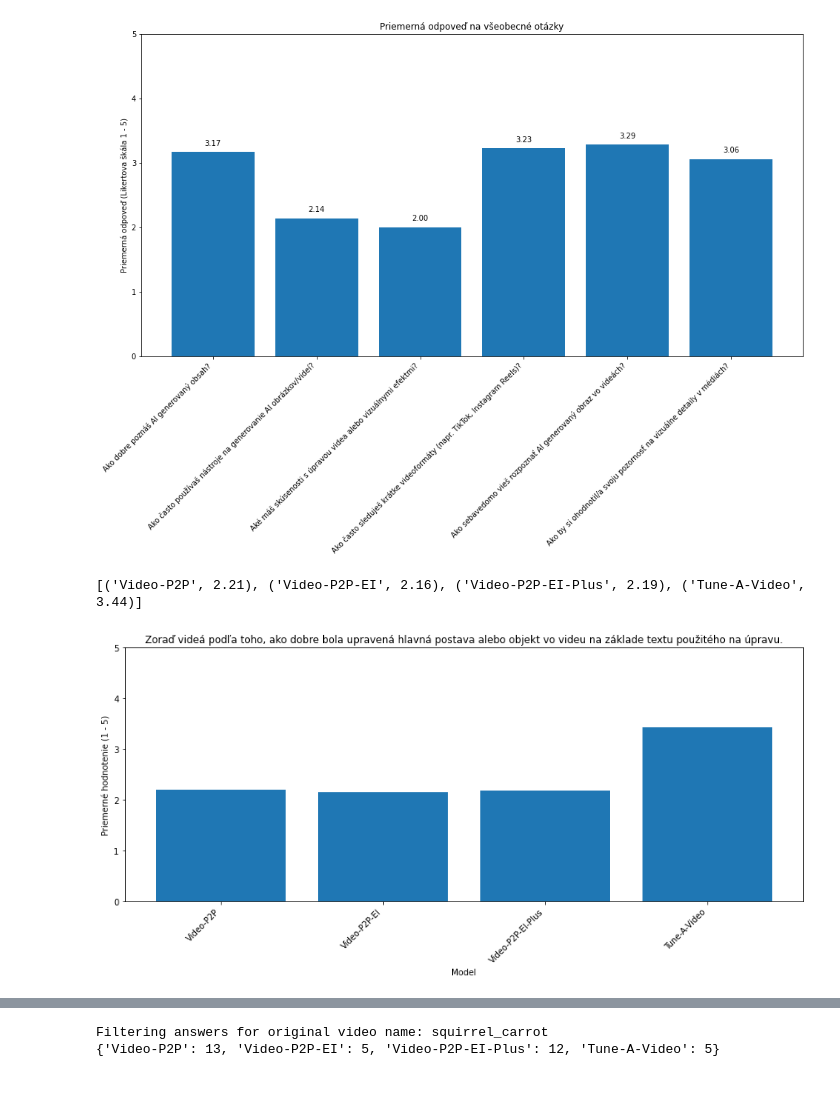
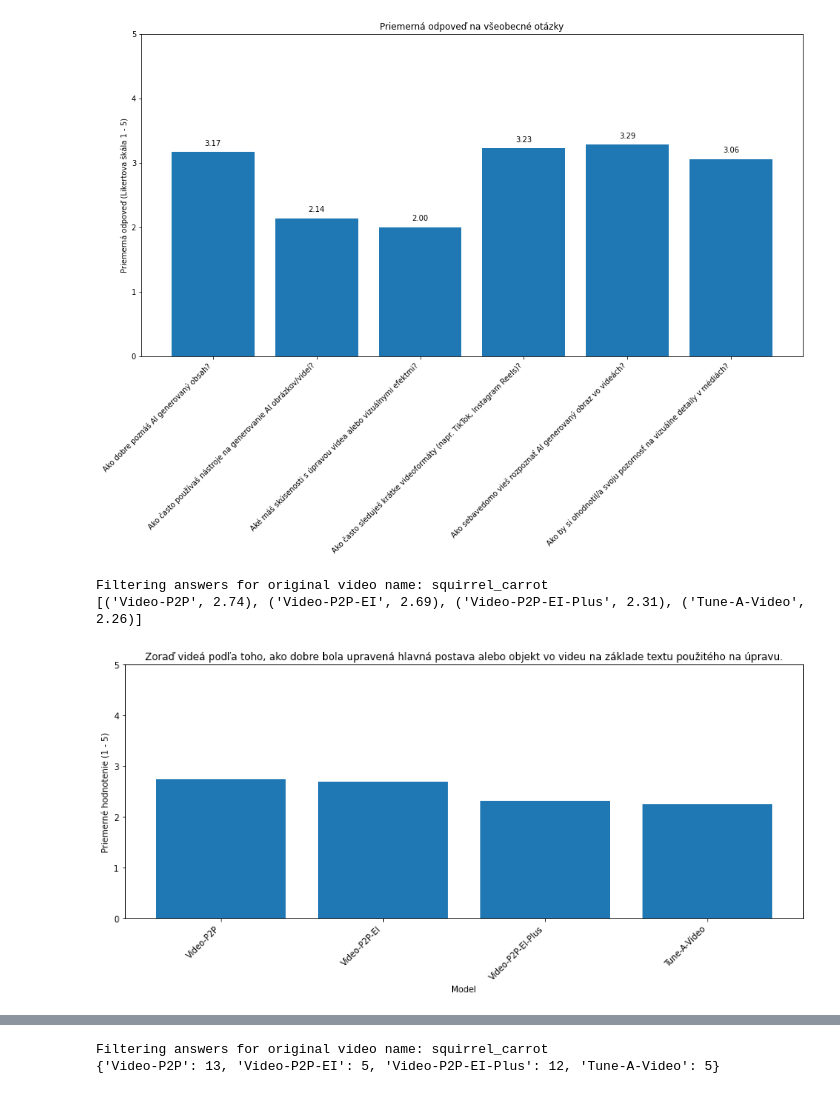
Before and after one commit to marrb/DIP, a Jupyter notebook: data_processing/user_study_results_processing/process_questions.ipynb, the cells around one changed output, grey strips where cells are left out. Drawn from its saved outputs; the diff is of its cells as text; code cells hidden in the pictures.

Commit message:
fixes and improvements to video processing

```diff
--- a/data_processing/user_study_results_processing/process_questions.ipynb
+++ b/data_processing/user_study_results_processing/process_questions.ipynb
@@ -158,12 +158,15 @@ def process_choice_video_question(question_ids: List[str], original_video_name:
     print(sums)
 
     plot_choice_sums(sums, prompt_allignment_q_a[0][0]['titleSk'])
+# %%
+original_video_name = None
 # %%
 # Evaluate first video question (prompt allignment)
 question_ids = ["dGltjzC0vpeHDQwjXgf9", "0tdl9jgCfhZ3423laywU", "BKeqDnoUW2y1wYAL93Zr", "TsLIUdhojKBv4tsnd4fQ", "6EleqLgCAfeWORTF3iDa", "ZvPQBKYx2HeUnJMMwlbg"]
-process_ranking_video_question(question_ids)
+process_ranking_video_question(question_ids, original_video_name=original_video_name)
 # %% [output]
-[('Video-P2P', 2.21), ('Video-P2P-EI', 2.16), ('Video-P2P-EI-Plus', 2.19), ('Tune-A-Video', 3.44)]
+Filtering answers for original video name: squirrel_carrot
+[('Video-P2P', 2.74), ('Video-P2P-EI', 2.69), ('Video-P2P-EI-Plus', 2.31), ('Tune-A-Video', 2.26)]
-[figure, old version]
+[figure, new version]
 # %%
 # Evaluate second video question (temporal consistency)
```
Also changed, not shown: parts of 2 cells of this notebook, 8 other files.
